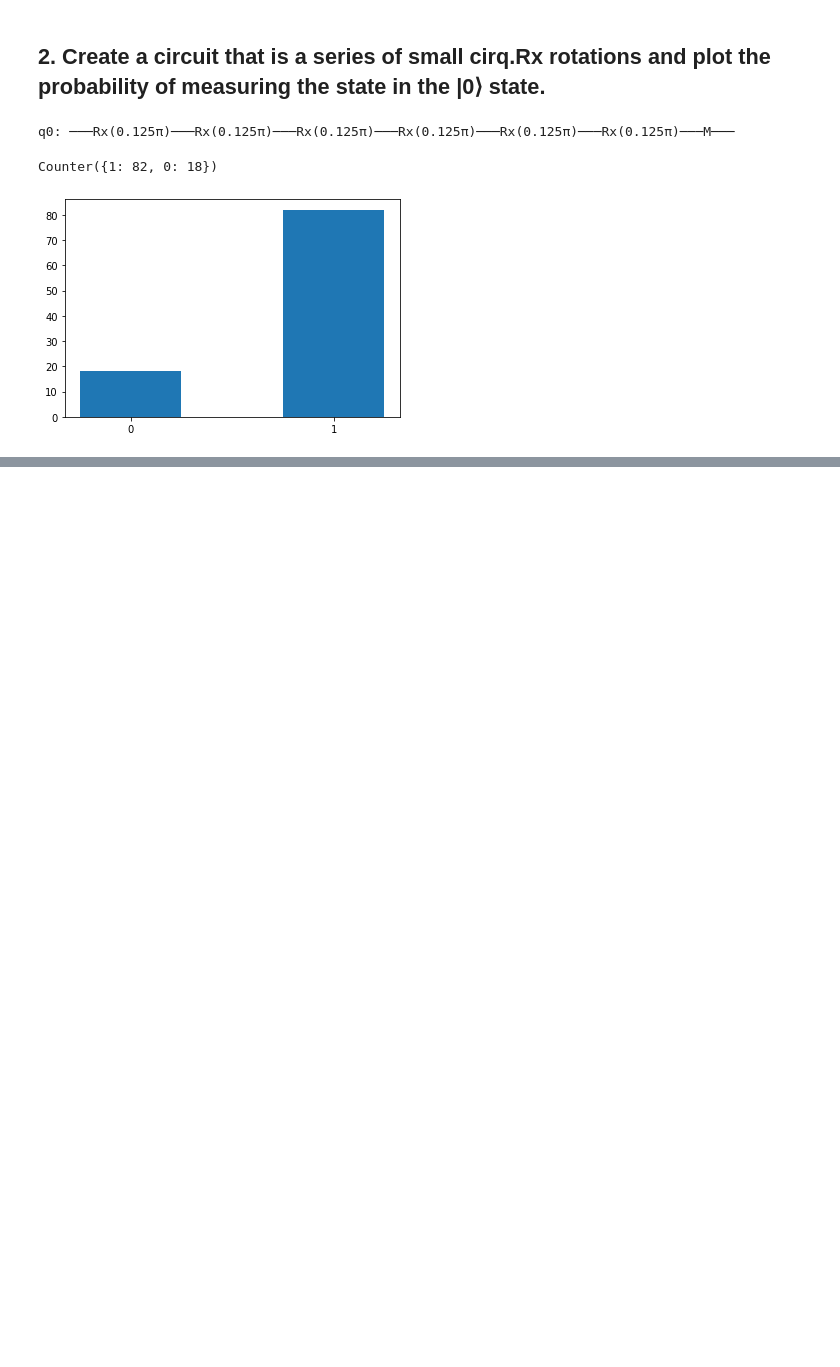
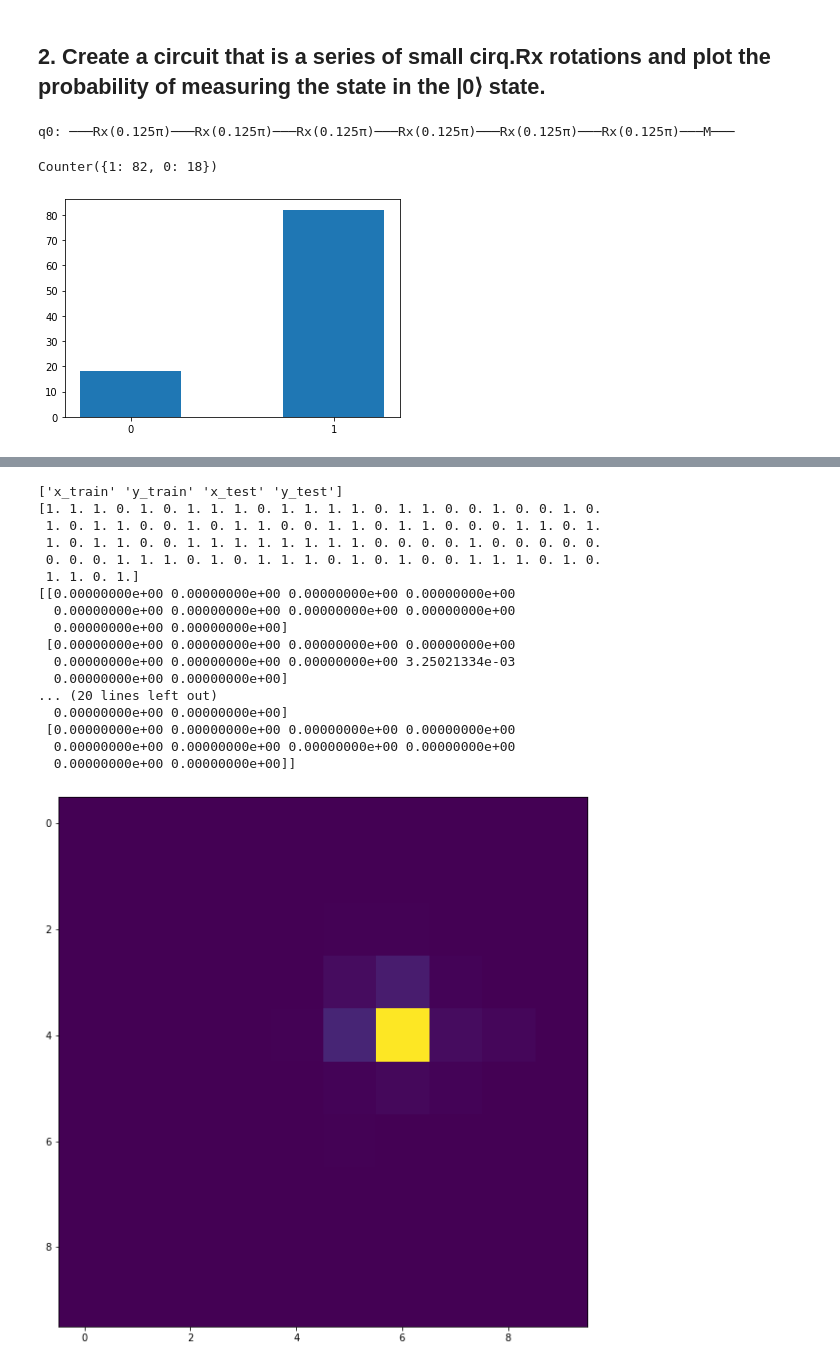
Before and after one commit to oarzi/GSoC_2021_QMLHEP_Ofir_Arzi, a Jupyter notebook: GSoC_QMLHEP_Ofir.ipynb, the cells around one changed output, grey strips where cells are left out. Cells and saved outputs as stored; diff of their text form; code cells hidden in the pictures; blank space fills up the shorter version.

```diff
--- a/GSoC_QMLHEP_Ofir.ipynb
+++ b/GSoC_QMLHEP_Ofir.ipynb
@@ -74,0 +89,9 @@ Be sure to show that you understand how to fine tune your machine learning model
+# %%
+def data_gen(data_arr):
+    def batch_gen():
+        data0 = np.hstack([data_arr['0'][np.random.randint(0, high=50, size=5)],np.zeros((5,1))])
+        data1 = np.hstack([data_arr['1'][np.random.randint(0, high=50, size=5)],np.ones((5,1))])
+        data_batch = np.vstack([data0, data1])
+        np.random.shuffle(data_batch)
+        yield data_batch
+    return batch_gen()
@@ -76,4 +129,7 @@ Be sure to show that you understand how to fine tune your machine learning model
 with np.load('QIS_EXAM_200Events.npz',allow_pickle=True) as data:
     train = data['training_input'].item()
     test = data['test_input'].item()
+    # print(np.hstack([train['0'][np.random.randint(0, high=50, size=5)],np.zeros((5,1))]))
+
+    train_gen = data_gen(train)
 # %% [output]
@@ -96,0 +184,33 @@ with np.load('QIS_EXAM_200Events.npz',allow_pickle=True) as data:
+# %%
+with np.printoptions(threshold=np.inf):
+    with np.load('electron-photon.npz',allow_pickle=True) as data:
+        print(np.array(data))
+        X_train = data['x_train']
+        X_test = data['x_test']
+        Y_train = data['y_train']
+        Y_test = data['y_test']
+
+        # print(X_train[0])
+        plt.figure(figsize = (10,10))
+        print(Y_train)
+        print(X_train[10][12:22,10:20]/np.max(X_train[10][12:22,10:20]))
+        plt.imshow(X_train[10][12:22,10:20]/np.max(X_train[10][12:22,10:20]))
+# %% [output]
+['x_train' 'y_train' 'x_test' 'y_test']
+[1. 1. 1. 0. 1. 0. 1. 1. 1. 0. 1. 1. 1. 1. 0. 1. 1. 0. 0. 1. 0. 0. 1. 0.
+ 1. 0. 1. 1. 0. 0. 1. 0. 1. 1. 0. 0. 1. 1. 0. 1. 1. 0. 0. 0. 1. 1. 0. 1.
+ 1. 0. 1. 1. 0. 0. 1. 1. 1. 1. 1. 1. 1. 1. 0. 0. 0. 0. 1. 0. 0. 0. 0. 0.
+ 0. 0. 0. 1. 1. 1. 0. 1. 0. 1. 1. 1. 0. 1. 0. 1. 0. 0. 1. 1. 1. 0. 1. 0.
+ 1. 1. 0. 1.]
+[[0.00000000e+00 0.00000000e+00 0.00000000e+00 0.00000000e+00
+  0.00000000e+00 0.00000000e+00 0.00000000e+00 0.00000000e+00
+  0.00000000e+00 0.00000000e+00]
+ [0.00000000e+00 0.00000000e+00 0.00000000e+00 0.00000000e+00
+  0.00000000e+00 0.00000000e+00 0.00000000e+00 3.25021334e-03
+  0.00000000e+00 0.00000000e+00]
+... (20 lines left out)
+  0.00000000e+00 0.00000000e+00]
+ [0.00000000e+00 0.00000000e+00 0.00000000e+00 0.00000000e+00
+  0.00000000e+00 0.00000000e+00 0.00000000e+00 0.00000000e+00
+  0.00000000e+00 0.00000000e+00]]
+[figure, added]
```
Also changed, not shown: parts of 23 cells of this notebook, 1 other file.
